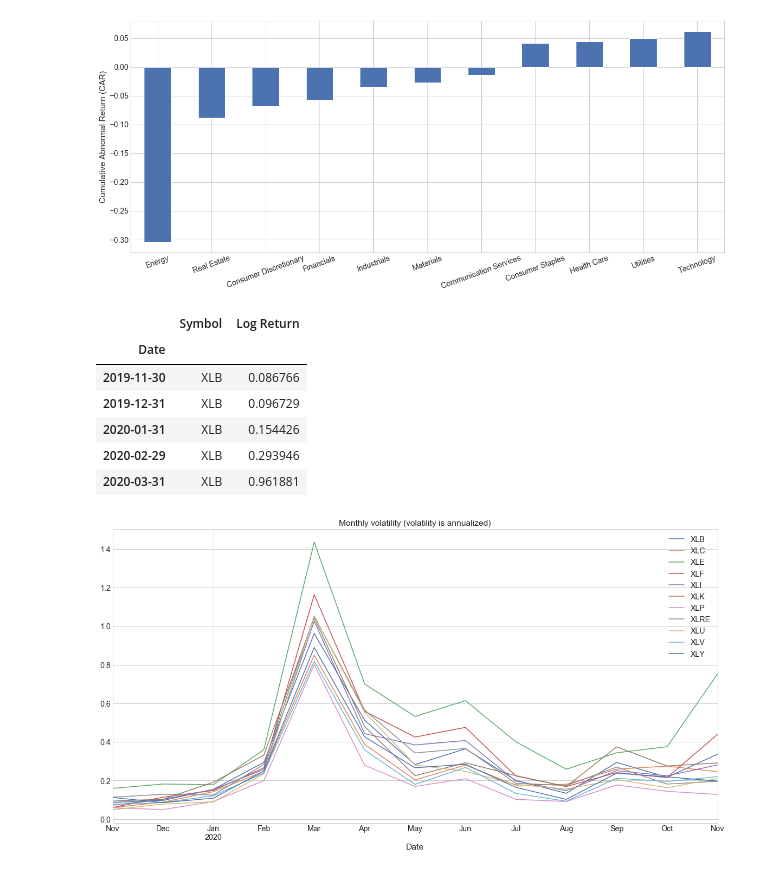
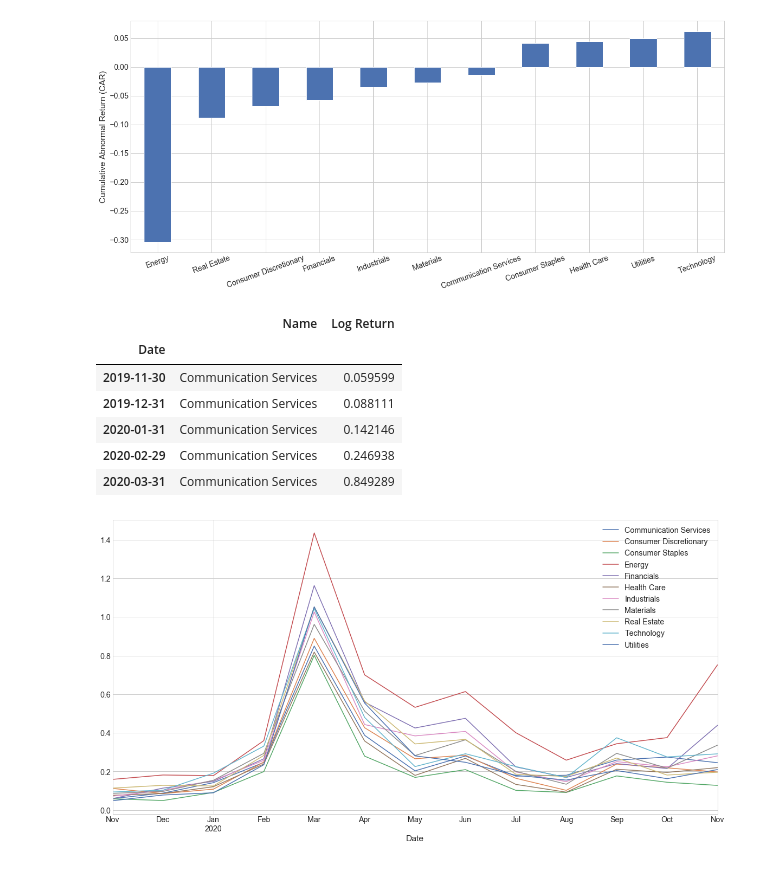
Before and after one commit to fk652/Big_Data_Project-Fall_2020, a Jupyter notebook: data-analysis/S&P500_sector_analysis.ipynb, the cells around one changed output. Saved outputs shown, nothing was run; the diff lists cells and outputs as text; code cells hidden in the pictures.

```diff
--- a/data-analysis/S&P500_sector_analysis.ipynb
+++ b/data-analysis/S&P500_sector_analysis.ipynb
@@ -182,7 +184,7 @@ news = event_days['News'].drop_duplicates().to_list()
 event = [(dates[i], news[i]) for i in range(0, len(dates))]
 #print(event)
 
-sns.set(font_scale=1)
+sns.set(font_scale=0.8)
 plt.style.use('seaborn-whitegrid')
 
 for (d,n) in event:
@@ -230,33 +232,33 @@ plt.show()
 # %%
 #3 Covid Cases and Volatility of Sectors
 
 sector= sector.set_index('Date')
-monthly_mean = sector.groupby("Symbol")['Log Return'].resample('M').mean()
-monthly_std = sector.groupby("Symbol")['Log Return'].resample('M').std()
-annualized_std = sector.groupby('Symbol')['Log Return'].resample('M').std()*np.sqrt(252)
+monthly_mean = sector.groupby("Name")['Log Return'].resample('M').mean()
+monthly_std = sector.groupby("Name")['Log Return'].resample('M').std()
+annualized_std = sector.groupby('Name')['Log Return'].resample('M').std()*np.sqrt(252)
 annualized_std = pd.DataFrame(annualized_std).reset_index()
 annualized_std = annualized_std.set_index('Date')
 
 #statistics = pd.concat([(monthly_mean), (monthly_std), (annualized_std)],
                              #axis = 'columns', join = 'inner')
 
 #names = ['mean', 'std', 'annualized volatility']
 
 #statistics.columns = names
 
 #print(statistics)
 #statistics.plot.bar(figsize=(20,10), title = 'Mean and Standard Deviation for Each Month')
-annualized_std.groupby("Symbol")["Log Return"].plot(figsize=(20,10), title = 'Monthly volatility (volatility is annualized)',
+annualized_std.groupby("Name")["Log Return"].plot(figsize=(20,10), title = '',
                    legend = True)
 
 #statistics.head()
 annualized_std.head()
 # %% [output]
-|  | Symbol | Log Return |
+|  | Name | Log Return |
 | Date |  |  |
-| 2019-11-30 | XLB | 0.086766 |
-| 2019-12-31 | XLB | 0.096729 |
-| 2020-01-31 | XLB | 0.154426 |
-| 2020-02-29 | XLB | 0.293946 |
-| 2020-03-31 | XLB | 0.961881 |
+| 2019-11-30 | Communication Services | 0.059599 |
+| 2019-12-31 | Communication Services | 0.088111 |
+| 2020-01-31 | Communication Services | 0.142146 |
+| 2020-02-29 | Communication Services | 0.246938 |
+| 2020-03-31 | Communication Services | 0.849289 |
-[figure, old version]
+[figure, new version]
```
Also changed, not shown: parts of 6 cells of this notebook, 5 other files.
